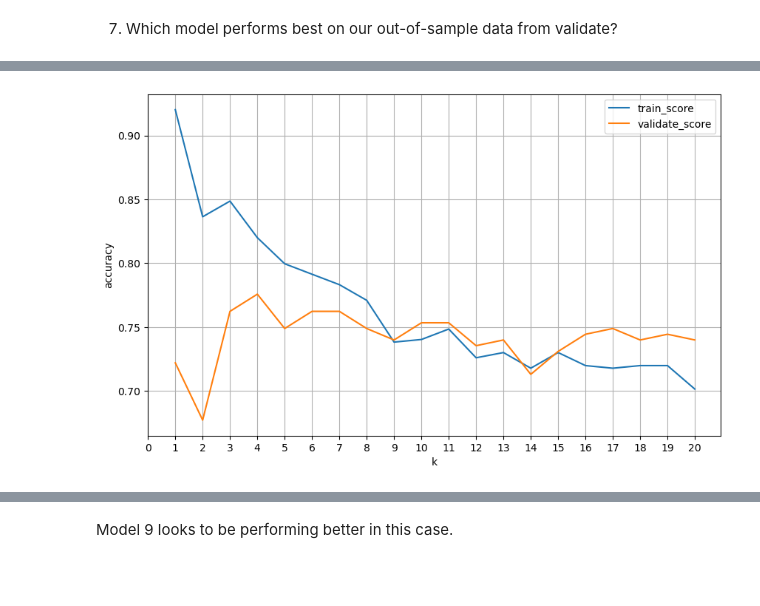
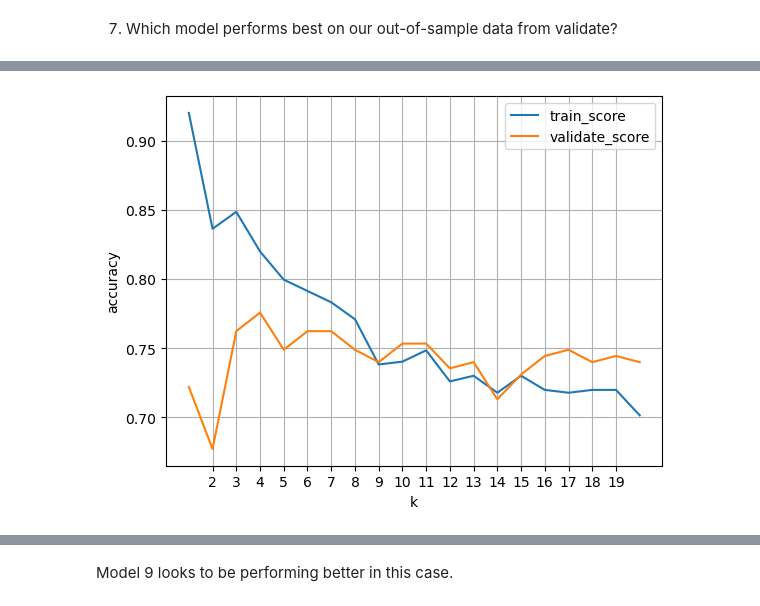
Before and after one commit to MigashaneVictoire/classification-exercises, a Jupyter notebook: knn_model.ipynb, the cells around one changed output, grey strips where cells are left out. Saved outputs shown, nothing was run; the diff lists cells and outputs as text; code cells hidden in the pictures; blank space fills up the shorter version.

```diff
--- a/knn_model.ipynb
+++ b/knn_model.ipynb
@@ -49,21 +48,10 @@ for i in train.columns:
 # %%
-# features from p calss to alone
-xtrain = train[columns]
-
-# y variable to be predicted
+# features are the x and y is the target
+xtrain = train.drop(columns=["age","embarked", "sex", "passenger_id", "survived"])
 ytrain = train.survived
 
 # -------------------------------------
 # features from p calss to alone
-xvalidate = validate[columns]
-
-# y variable to be predicted
+xvalidate = validate.drop(columns=["age","embarked", "sex", "passenger_id", "survived"])
 yvalidate = validate.survived
-
-# -------------------------------------
-# features from p calss to alone
-xtest = test[columns]
-
-# y variable to be predicted
-ytest= test.survived
 # %% [markdown]
@@ -73,5 +61,7 @@ ytest= test.survived
 # %%
-# get a knn object
-knn = KNeighborsClassifier(n_neighbors=3, weights='distance', p=1)
+# create a knn object
+#                          n_neighborsint(default=5)
+knn = KNeighborsClassifier(n_neighbors=5, weights='distance', p=1)
+#                                                        p=1 uses the manhattan distance
 knn
 # %% [output]
@@ -225,3 +262,9 @@ weighted avg       0.94      0.94      0.94       489
 [figure]
 # %% [markdown]
 6. What are the differences in the evaluation metrics? Which performs better on your in-sample data? Why?
+# %%
+# compute for my beseline accuracy score
+train_baseline_acc_score = accuracy_score(train.survived,train.baseline)
+val_baseline_acc_score = accuracy_score(validate.survived,validate.baseline)
+
+train_baseline_acc_score, val_baseline_acc_score
@@ -231,16 +276,23 @@ metrics = []
 for k in range(1, 21):
     #MAKE the thing
     knn = KNeighborsClassifier(n_neighbors=k)
+
     #FIT the thing
     knn.fit(xtrain, ytrain)
+
     #USE the thing
     train_score= knn.score(xtrain, ytrain)
     validate_score = knn.score(xvalidate, yvalidate)
 
+    # create a dictionary of scores
     output = {
         "k": k,
         "train_score": train_score,
-        "validate_score": validate_score}
+        "validate_score": validate_score,
+        "difference": train_score - validate_score,
+        "train_baseline_diff": train_baseline_acc_score - train_score,
+        "val_baseline_diff": val_baseline_acc_score - validate_score
+    }
 
     metrics.append(output)
 # %%
@@ -258,9 +321,9 @@ df.head()
 # %%
 #PLOT the data
-df.set_index('k').plot(figsize=(10,6))
+df[df.columns[:-3]].set_index("k").plot()
 plt.ylabel('accuracy')
-plt.xticks(np.arange(0,21,1))
+plt.xticks(np.arange(2,20))
 plt.grid()
 plt.show()
 # %% [output]
-[figure, old version]
+[figure, new version]
```
Also changed, not shown: parts of 31 cells of this notebook.
